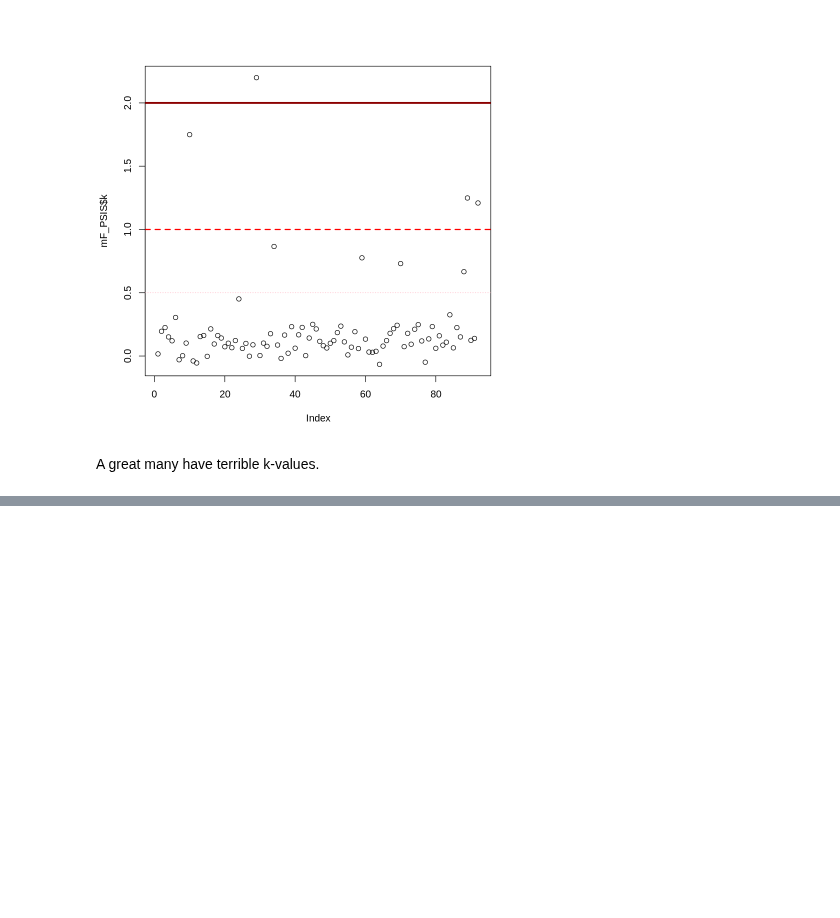
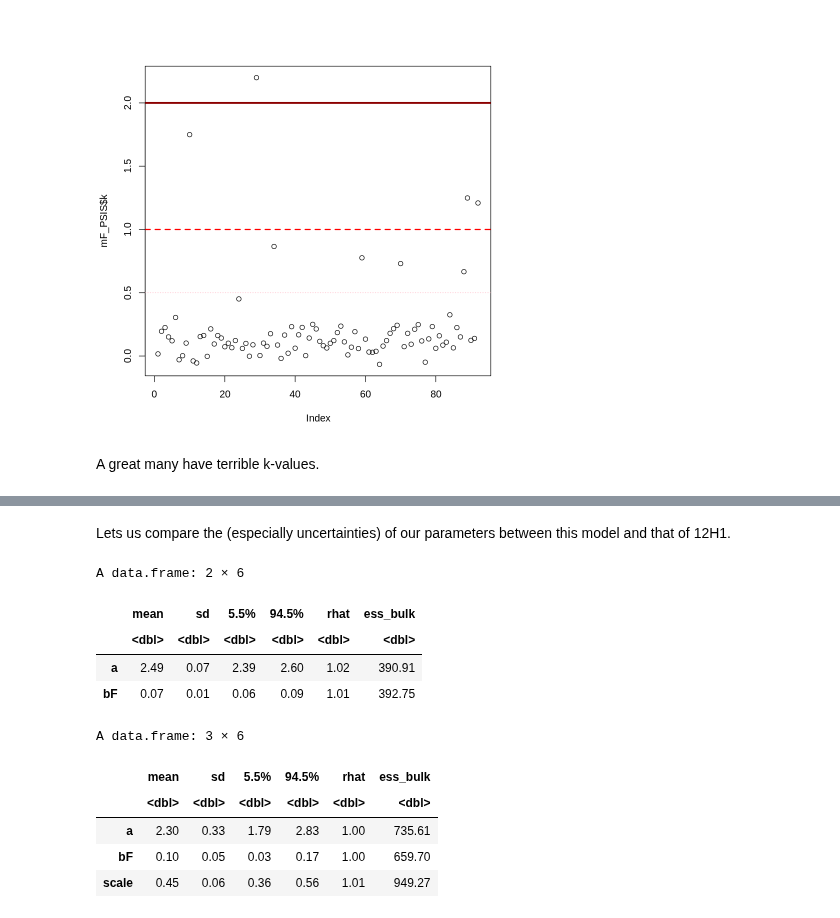
Before and after one commit to nicklausmillican/StatisticalRethinkingIISolutions, a Jupyter notebook: StatisticalRethinkingSolutions2_Ch12.ipynb, the cells around one changed output, grey strips where cells are left out. Cells and saved outputs as stored; diff of their text form; code cells hidden in the pictures; blank space fills up the shorter version.

```diff
--- a/StatisticalRethinkingSolutions2_Ch12.ipynb
+++ b/StatisticalRethinkingSolutions2_Ch12.ipynb
@@ -601,0 +607,19 @@ A great many have terrible k-values.
+# %%
+data(Hurricanes)
+d <- Hurricanes
+
+dlist <- list(D = d$deaths,
+              F = d$femininity)
+
+mF2 <- ulam(
+  alist(
+    D ~ dgampois(lambda, scale),
+      log(lambda) <- a + bF*F,
+        a ~ dnorm(0,1),
+        bF ~ dnorm(0,1),
+      scale ~ dexp(1)
+), data=dlist,
+   chains=4,
+   cores=4,
+   iter=1000,
+   log_lik=TRUE)
@@ -601,0 +717,17 @@ A great many have terrible k-values.
+# %% [markdown]
+Lets us compare the (especially uncertainties) of our parameters between this model and that of 12H1.
+# %%
+round(precis(mF),2)
+round(precis(mF2),2)
+# %% [output]
+A data.frame: 2 × 6
+|  | mean | sd | 5.5% | 94.5% | rhat | ess_bulk |
+|  | <dbl> | <dbl> | <dbl> | <dbl> | <dbl> | <dbl> |
+| a | 2.49 | 0.07 | 2.39 | 2.60 | 1.02 | 390.91 |
+| bF | 0.07 | 0.01 | 0.06 | 0.09 | 1.01 | 392.75 |
+A data.frame: 3 × 6
+|  | mean | sd | 5.5% | 94.5% | rhat | ess_bulk |
+|  | <dbl> | <dbl> | <dbl> | <dbl> | <dbl> | <dbl> |
+| a | 2.30 | 0.33 | 1.79 | 2.83 | 1.00 | 735.61 |
+| bF | 0.10 | 0.05 | 0.03 | 0.17 | 1.00 | 659.70 |
+| scale | 0.45 | 0.06 | 0.36 | 0.56 | 1.01 | 949.27 |
```
Also changed, not shown: parts of 6 cells of this notebook.
